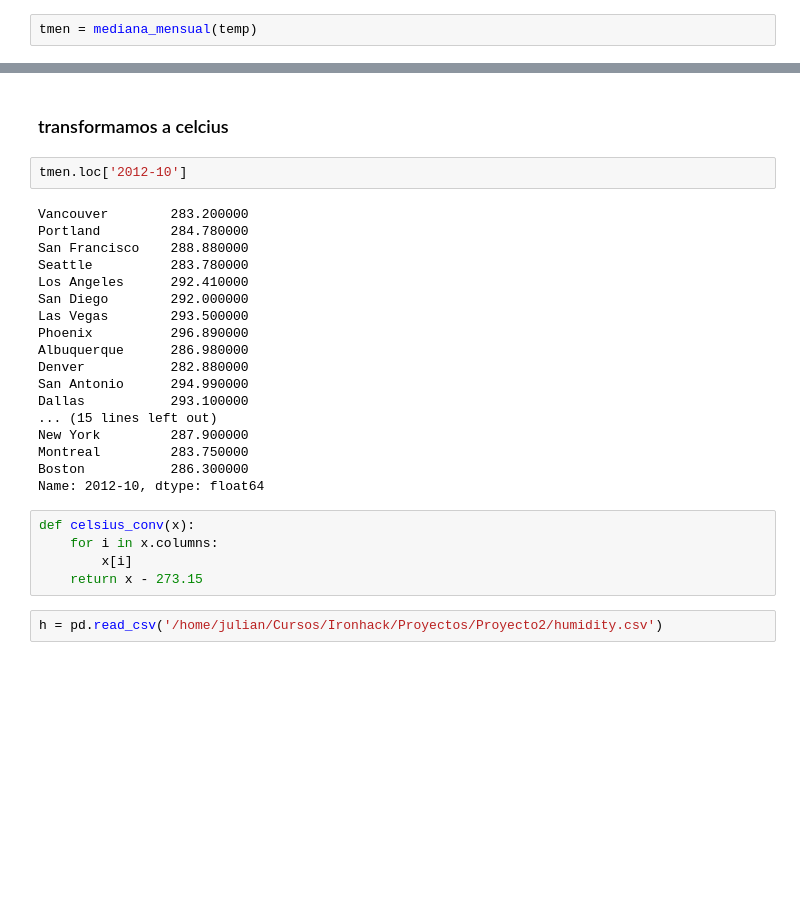
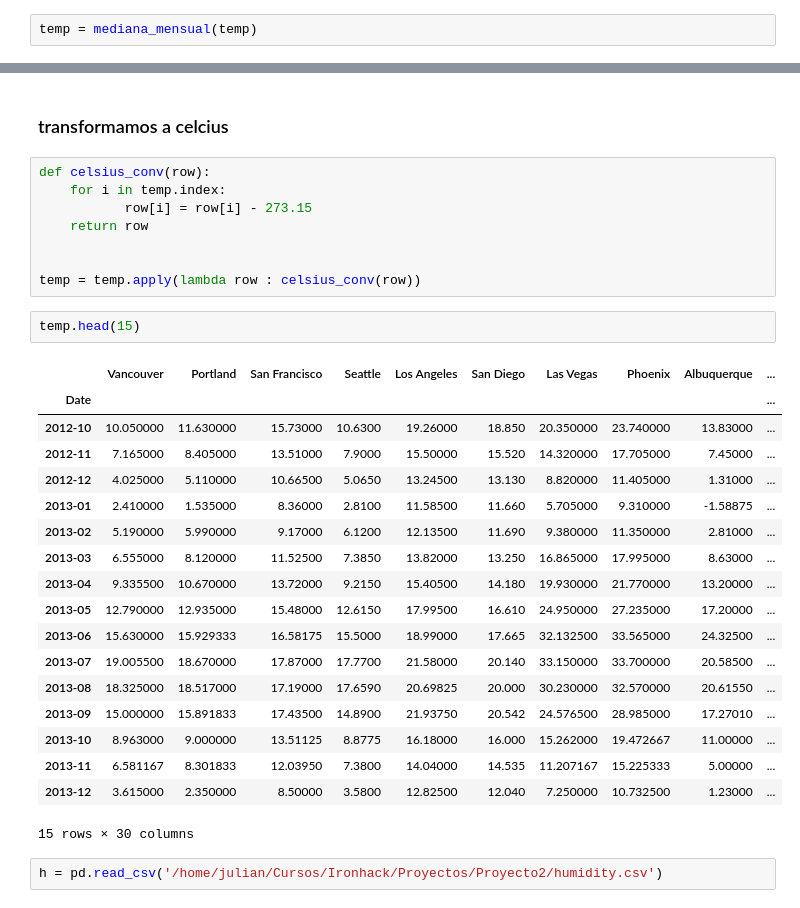
Before and after one commit to JulianTrufero/CO2-and-Temperatures-Seasonality, a Jupyter notebook: P.ipynb, the cells around one changed output, grey strips where cells are left out. Cells and saved outputs as stored; diff of their text form; blank space fills up the shorter version.

```diff
--- a/P.ipynb
+++ b/P.ipynb
@@ -97,4 +98,4 @@ def mediana_mensual(x):
     x['Date'] = x.datetime.apply(lambda y: y[:7])
     return x.groupby("Date").median()
 # %%
-tmen = mediana_mensual(temp)
+temp = mediana_mensual(temp)
@@ -116,30 +113,34 @@ Index(['2012-10', '2012-11', '2012-12', '2013-01', '2013-02', '2013-03',
 # %% [markdown]
 ### transformamos a celcius
-# %%
-tmen.loc['2012-10']
-# %% [output]
-Vancouver        283.200000
-Portland         284.780000
-San Francisco    288.880000
-Seattle          283.780000
-Los Angeles      292.410000
-San Diego        292.000000
-Las Vegas        293.500000
-Phoenix          296.890000
-Albuquerque      286.980000
-Denver           282.880000
-San Antonio      294.990000
-Dallas           293.100000
-... (15 lines left out)
-New York         287.900000
-Montreal         283.750000
-Boston           286.300000
-Name: 2012-10, dtype: float64
-# %%
-def celsius_conv(x):
-    for i in x.columns:
-        x[i]
-    return x - 273.15
+# %%
+def celsius_conv(row):
+    for i in temp.index:
+           row[i] = row[i] - 273.15
+    return row
+
+
+temp = temp.apply(lambda row : celsius_conv(row))
+# %%
+temp.head(15)
+# %% [output]
+|  | Vancouver | Portland | San Francisco | Seattle | Los Angeles | San Diego | Las Vegas | Phoenix | Albuquerque | ... |
+| Date |  |  |  |  |  |  |  |  |  | ... |
+| 2012-10 | 10.050000 | 11.630000 | 15.73000 | 10.6300 | 19.26000 | 18.850 | 20.350000 | 23.740000 | 13.83000 | ... |
+| 2012-11 | 7.165000 | 8.405000 | 13.51000 | 7.9000 | 15.50000 | 15.520 | 14.320000 | 17.705000 | 7.45000 | ... |
+| 2012-12 | 4.025000 | 5.110000 | 10.66500 | 5.0650 | 13.24500 | 13.130 | 8.820000 | 11.405000 | 1.31000 | ... |
+| 2013-01 | 2.410000 | 1.535000 | 8.36000 | 2.8100 | 11.58500 | 11.660 | 5.705000 | 9.310000 | -1.58875 | ... |
+| 2013-02 | 5.190000 | 5.990000 | 9.17000 | 6.1200 | 12.13500 | 11.690 | 9.380000 | 11.350000 | 2.81000 | ... |
+| 2013-03 | 6.555000 | 8.120000 | 11.52500 | 7.3850 | 13.82000 | 13.250 | 16.865000 | 17.995000 | 8.63000 | ... |
+| 2013-04 | 9.335500 | 10.670000 | 13.72000 | 9.2150 | 15.40500 | 14.180 | 19.930000 | 21.770000 | 13.20000 | ... |
+| 2013-05 | 12.790000 | 12.935000 | 15.48000 | 12.6150 | 17.99500 | 16.610 | 24.950000 | 27.235000 | 17.20000 | ... |
+| 2013-06 | 15.630000 | 15.929333 | 16.58175 | 15.5000 | 18.99000 | 17.665 | 32.132500 | 33.565000 | 24.32500 | ... |
+| 2013-07 | 19.005500 | 18.670000 | 17.87000 | 17.7700 | 21.58000 | 20.140 | 33.150000 | 33.700000 | 20.58500 | ... |
+| 2013-08 | 18.325000 | 18.517000 | 17.19000 | 17.6590 | 20.69825 | 20.000 | 30.230000 | 32.570000 | 20.61550 | ... |
+| 2013-09 | 15.000000 | 15.891833 | 17.43500 | 14.8900 | 21.93750 | 20.542 | 24.576500 | 28.985000 | 17.27010 | ... |
+| 2013-10 | 8.963000 | 9.000000 | 13.51125 | 8.8775 | 16.18000 | 16.000 | 15.262000 | 19.472667 | 11.00000 | ... |
+| 2013-11 | 6.581167 | 8.301833 | 12.03950 | 7.3800 | 14.04000 | 14.535 | 11.207167 | 15.225333 | 5.00000 | ... |
+| 2013-12 | 3.615000 | 2.350000 | 8.50000 | 3.5800 | 12.82500 | 12.040 | 7.250000 | 10.732500 | 1.23000 | ... |
+15 rows × 30 columns
 # %%
 h = pd.read_csv('/home/julian/Cursos/Ironhack/Proyectos/Proyecto2/humidity.csv')
 # %%
```
Also changed, not shown: parts of 4 cells of this notebook.
